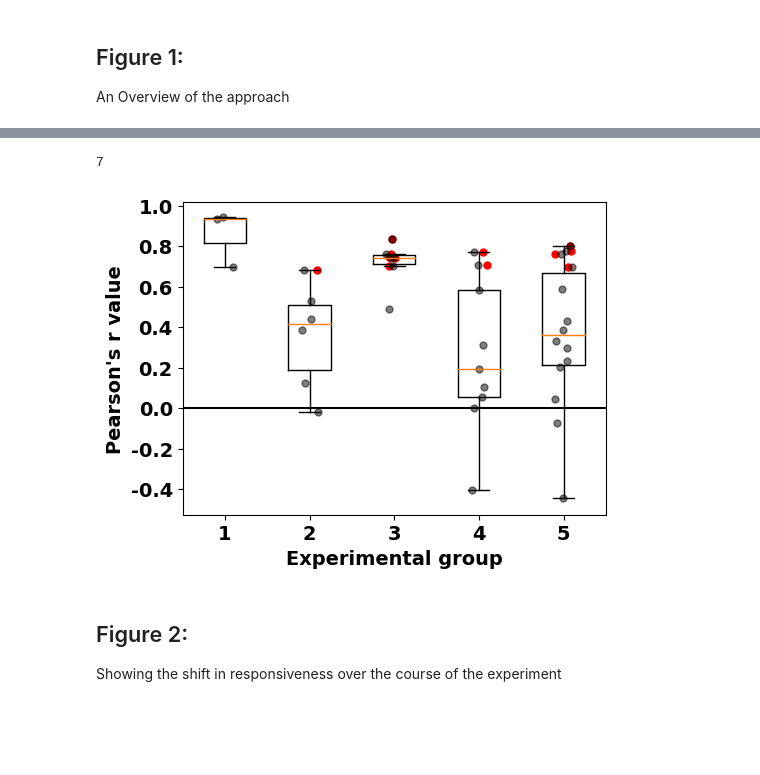
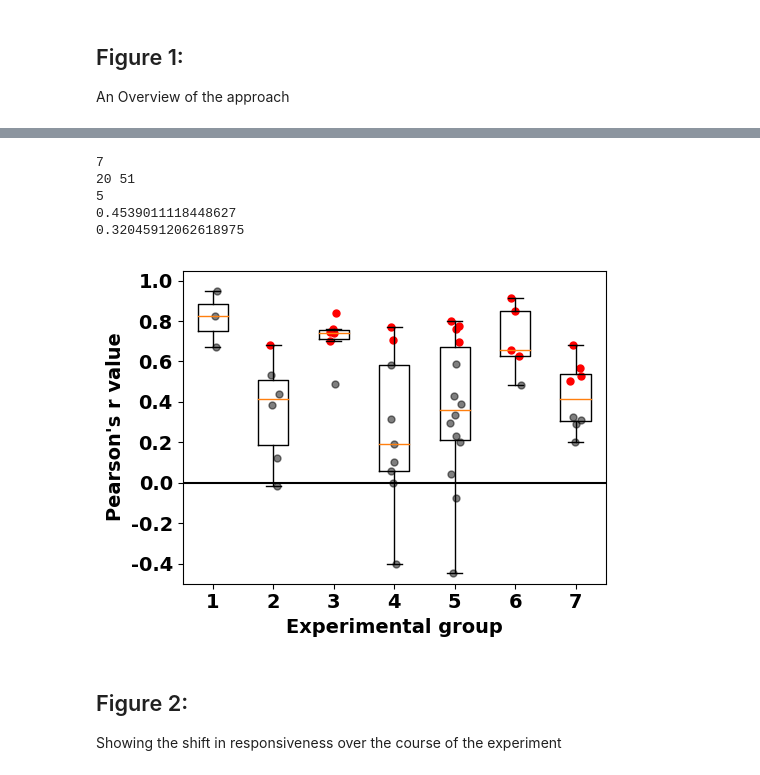
Before and after one commit to aperkes/PostureAnalysis, a Jupyter notebook: ManuscriptAnalysis-Final.ipynb, the cells around one changed output, grey strips where cells are left out. Cells and saved outputs as stored; diff of their text form; code cells hidden in the pictures; blank space fills up the shorter version.

```diff
--- a/ManuscriptAnalysis-Final.ipynb
+++ b/ManuscriptAnalysis-Final.ipynb
@@ -329,8 +374,8 @@ Posture with timing info: 336
 ## Reshape Birdview 3 data into similar array
 ## What if I drop the lesioned birds?
 
-group1_file = '/data/birds/postures/2019_playbacks_1.csv'
-group2_file = '/data/birds/postures/2019_playbacks_2.csv'
+group1_file = './DataManuscript/2019_playbacks_1.csv'
+group2_file = './DataManuscript/2019_playbacks_2.csv'
 
 group1_df = pd.read_csv(group1_file)
 group2_df = pd.read_csv(group2_file)
@@ -697,0 +767,15 @@ n_birds (excluding low responding birds): 5
+# %%
+## Run repeated measures ANOVA on all groups
+
+#print(aviary_df[aviary_df['Bird'] == 'P1'])
+for a in range(0,len(all_metas)):
+    aviary_df = song_bird_df[song_bird_df['Aviary'] == a]
+
+    for b in pd.unique(aviary_df['Bird']):
+        #print(pd.unique(aviary_df[aviary_df['Bird']==b]['Song']))
+        pass
+    print('aviary:',str(a),'Birds:',pd.unique(aviary_df['Bird']))
+    print('n_songs:',len(pd.unique(aviary_df['Song'])),pd.unique(aviary_df['Song']))
+    print(AnovaRM(data=aviary_df,depvar='Posture',
+                  subject='Bird',within=['Song'],aggregate_func='mean').fit())
+    print('')
@@ -706,6 +808,7 @@ all_std,random_stds = [],[]
 iterations = 1000
 boxes_concs = []
 sig_count = 0
+all_ps = []
 print(len(all_aviaries))
 skip = 0
 for a in range(len(all_aviaries)):
@@ -720,7 +823,8 @@ for a in range(len(all_aviaries)):
     for f in range(n_birds):
         this_bird = daviary[f,:,:]
         if np.nanmean(this_bird) <= .05:
-            #print('non_responsive!',a,f)
+            if verbose:
+                print('non_responsive!',a+1,f+1)
             continue
         not_f = np.arange(n_birds) != f
         good_songs = ~np.isnan(np.nanmean(daviary[f,:,:],axis=0))
@@ -736,20 +840,23 @@ for a in range(len(all_aviaries)):
             bird_concs.append(bird_conc)
             bird_ps.append(p_value)
         else:
-            print('no correlation',a,f,bird_conc,np.nanmean(daviary[f,:,:,],0),np.nanmean(daviary[not_f,:,:],axis=(0,1)))
+            #print('no correlation',a,f,bird_conc,np.nanmean(daviary[f,:,:,],0),np.nanmean(daviary[not_f,:,:],axis=(0,1)))
             continue
 
         #rand_concs.append(random_conc)
-        #print(bird_conc,p_value)
+        if verbose:
+            print('Aviary/bird:',a+1,f+1,bird_conc,p_value)
         if p_value <= .05:
             p_count += 1
         count += 1
     xs = np.ones(len(bird_concs)) * a + np.random.uniform(low=-.1,high=.1,size=len(bird_concs))
+    #print(bird_concs)
     bird_concs = np.array(bird_concs)
     bird_ps = np.array(bird_ps)
-
+    all_ps.append(bird_ps)
     bird_concs_sig = bird_concs[bird_ps < .05]
-    bird_concs_non = bird_concs[bird_ps >- .05]
+    bird_concs_non = bird_concs[bird_ps >= .05]
+    #print('sig,non',bird_concs_sig,bird_concs_non)
     boxes_concs.append(bird_concs)
     sig_count += len(bird_concs_sig)
 
@@ -761,41 +868,65 @@ for a in range(len(all_aviaries)):
 
         ax.scatter(xs_sig,bird_concs_sig,color='red',marker='.',s=100)
         ax.scatter(xs_non,bird_concs_non,color='black',marker='.',alpha=.5,s=100)
+    if a in [3,4]:
+
+        xs_sig = np.ones(len(bird_concs_sig)) * (a+2) + np.random.uniform(low=-.1,high=.1,size=len(bird_concs_sig))
+        xs_non = np.ones(len(bird_concs_non)) * (a+2) + np.random.uniform(low=-.1,high=.1,size=len(bird_concs_non))
+
+        ax.scatter(xs_sig,bird_concs_sig,color='red',marker='.',s=100)
+        ax.scatter(xs_non,bird_concs_non,color='black',marker='.',alpha=.5,s=100)
+
     #ax.scatter(xs,bird_concs)
 
-ax.boxplot([boxes_concs[s] for s in same_songs],positions=range(len(same_songs)),showfliers=False)
+ax.boxplot([boxes_concs[s] for s in [0,1,2,5,6,3,4]],positions=range(7),showfliers=False)
+#ax.boxplot([boxes_concs[s] for s in [3,4]],positions=[5,6],showfliers=False)
 
+#ax.set_xlim([-1,8])
 f_dict = {
     'fontsize':14,
     'fontweight':'bold',
     'fontname':'arial'
 }
 f_size = 14
 f_weight = 'heavy'
 f_name = 'arial'
 #ax.axhline(.95,color='red',linestyle=':')
 #ax.set_title('Most birds correlate strongly with group')
 ax.set_xlabel('Experimental group',fontdict=f_dict)
 ax.set_ylabel("Pearson's r value",fontdict=f_dict)
 ax.axhline(0,color='black')
 ax.set_xticklabels(range(1,8),fontsize=f_size,fontdict=f_dict)
-ax.set_yticklabels(np.round(np.arange(-0.6,1.2,.2),2),fontdict=f_dict)
-#ax.set_ylim(-.25,1.05)
+ax.set_yticks(np.arange(-0.4,1.01,.2))
+ax.set_yticklabels(np.round(np.arange(-0.4,1.01,.2),2),fontdict=f_dict)
+ax.set_ylim(-.50,1.05)
 fig.set_size_inches(8/1.5,6/1.5)
 
 fig.tight_layout()
 fig.show()
 fig.savefig('./figures/Fig1E.svg')
 
-if verbose:
+if True:
     print(p_count,count)
-    print(np.nanmean(all_std))
+    #print(np.nanmean(all_std))
 
-    for c in bird_concs:
-        print(np.sum(np.array(c) <= 0))
+    neg_corr = 0
+    for c in boxes_concs:
+        neg_corr += np.sum(np.array(c) <= 0)
+    print(neg_corr)
+
+    flat_cs = []
+    for cs in boxes_concs:
+        #print(ps)
+        flat_cs.extend(cs)
+    print(np.nanmean(flat_cs))
+    print(np.nanstd(flat_cs))
 # %% [output]
 7
+20 51
+5
+0.4539011118448627
+0.32045912062618975
-[figure, old version]
+[figure, new version]
 # %% [markdown]
 ## Figure 2:
 Showing the shift in responsiveness over the course of the experiment
```
Also changed, not shown: parts of 35 cells of this notebook, 2 other files.
